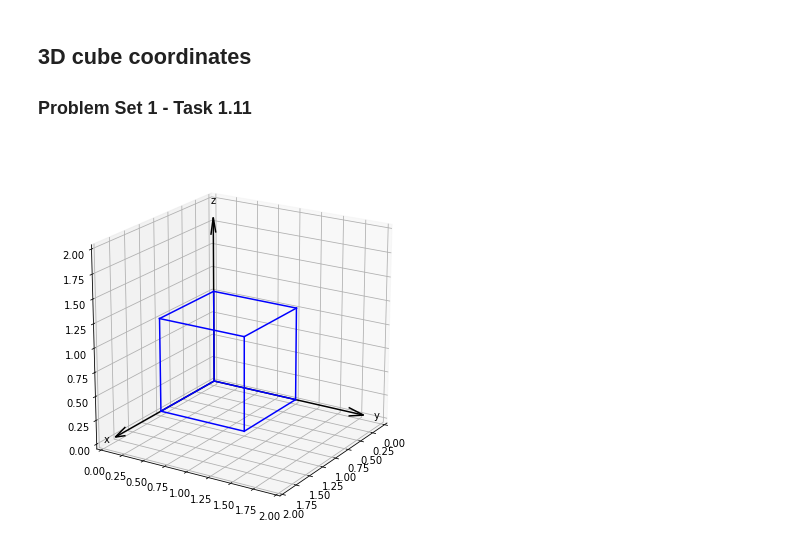
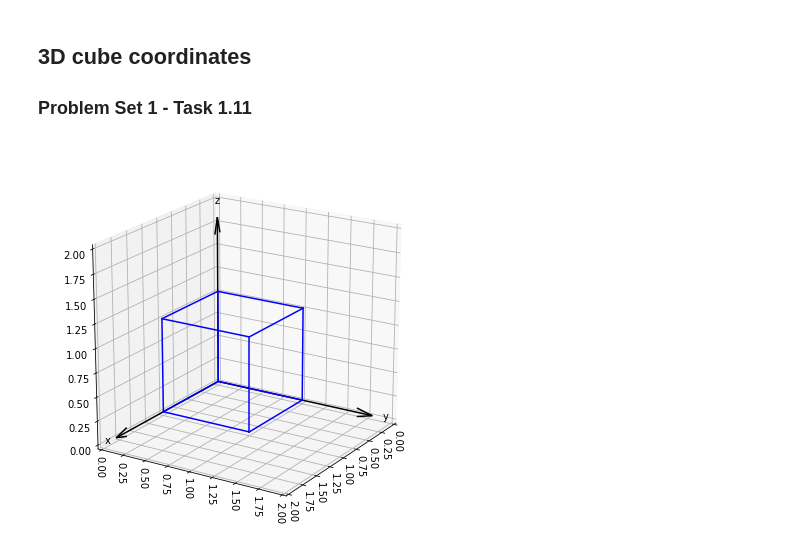
Before and after one commit to koepferl/LinAlg_in_PYTHON, a Jupyter notebook: ProblemSet01_Task1.11_3D-cube.ipynb, the cells around one changed output. Cells and saved outputs as stored; diff of their text form; code cells hidden in the pictures.

```diff
--- a/ProblemSet01_Task1.11_3D-cube.ipynb
+++ b/ProblemSet01_Task1.11_3D-cube.ipynb
@@ -15,39 +15,44 @@ from itertools import product, combinations
 
 fig = plt.figure(figsize=(7,7))
 ax = fig.add_subplot(111,projection='3d')
-ax.set_aspect("equal")
+#ax.set_aspect("equal")
 
 
 # ###########
 # draw cube
 #############
 r = [0, 1]
 for s, e in combinations(np.array(list(product(r, r, r))), 2):
     if np.sum(np.abs(s-e)) == r[1]-r[0]:
         ax.plot3D(*zip(s, e), color="b")
 
 ###################
 # cartesian 3D axis
 ###################
 
 # axis limits (numbers)
-ax.set_xlim(-0.01,2)
-ax.set_ylim(-0.01,2)
-ax.set_zlim(-0.01,2)
+ax.set_xlim(0,2)
+ax.set_ylim(0,2)
+ax.set_zlim(0,2)
 ax.view_init(elev=20., azim=32)
 
 # axis labels x, y, z
 ax.text(1.95, 0, 0, 'x', ha='center')
 ax.text(0, 1.95, 0, 'y', ha='center')
 ax.text(0, 0, 1.95, 'z', ha='center')
 
 
 # axis arrows (black)
 x, y, z = np.zeros((3,3))
 u, v, w = np.array([[1.8,0,0],[0,1.8,0],[0,0,1.8]])
 ax.quiver(x,y,z,u,v,w,arrow_length_ratio=0.1,color='k')
 
+# rotation of tick labels
+ax.minorticks_on()
+ax.tick_params(axis='x', width=10, labelsize=10, pad=-4, rotation=270)
+ax.tick_params(axis='y', width=10, labelsize=10, pad=-4, rotation=270)
+
 
 plt.show()
 # %% [output]
-[figure, old version]
+[figure, new version]
```
Also changed, not shown: parts of 1 cell of this notebook.
